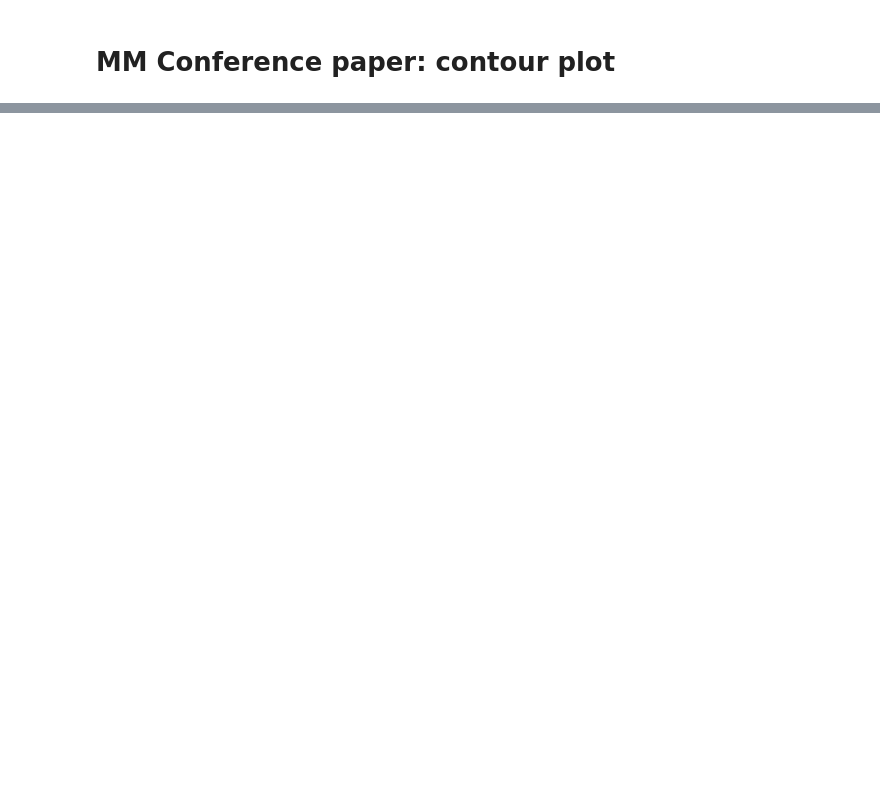
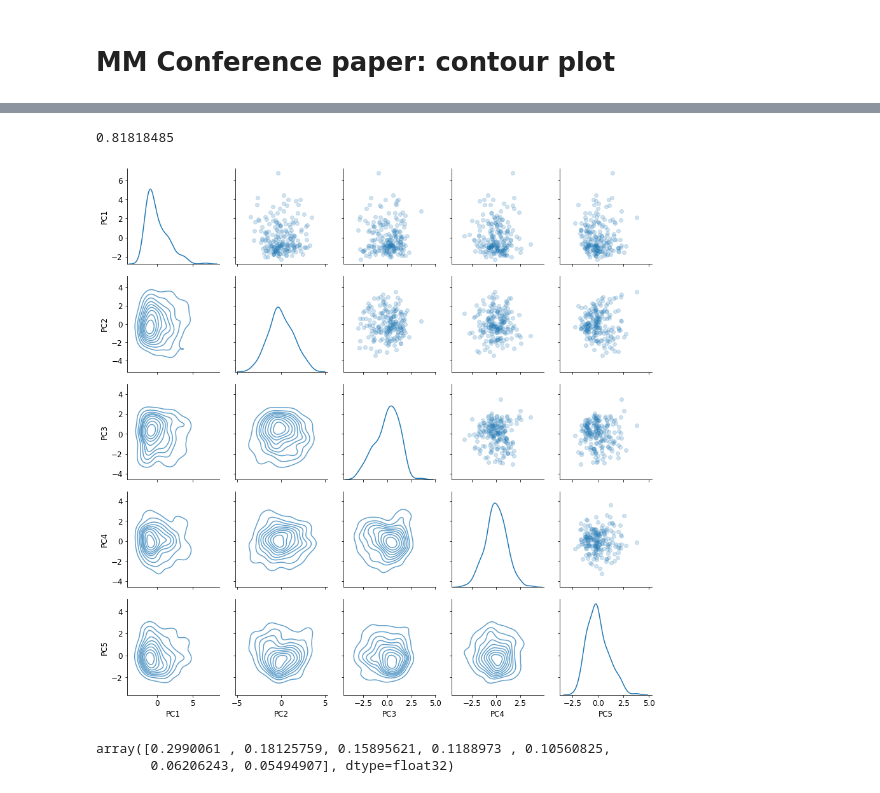
Before and after one commit to marvinschmitt/ModelMisspecificationBF, a Jupyter notebook: abf_ddm.ipynb, the cells around one changed output, grey strips where cells are left out. Drawn from its saved outputs; the diff is of its cells as text; code cells hidden in the pictures; blank space fills up the shorter version.

Commit message:
add PCA output for manuscript

```diff
--- a/abf_ddm.ipynb
+++ b/abf_ddm.ipynb
@@ -428,8 +428,6 @@ slow_list = np.linspace(0.0, 0.5, num = n_slow)
 fast_list = np.linspace(0.0, 0.5, num = n_fast)
 
 slow_grid, fast_grid = np.meshgrid(slow_list, fast_list)
-# %%
-RERUN_GRID_EXPERIMENT=True
 # %%
 if RERUN_GRID_EXPERIMENT:
     _, x = trainer._forward_inference(200, 100)
@@ -467,0 +518,15 @@ plt.savefig(f"plots/abf_ddm_grid.{FILEFORMAT}")
+# %%
+# Simulate data and compute summary network output s
+theta, x = trainer._forward_inference(10000, 100)
+s = np.array(trainer.network.summary_net(x))
+
+# normalize s
+s_std = StandardScaler().fit_transform(s)
+
+# PCA with 5 components
+n_components = 5
+pca = PCA(n_components=n_components)
+pcs = pca.fit_transform(s_std)
+df_pcs = pd.DataFrame(data=pcs,
+                     columns=[f"PC{i}" for i in range(1, n_components+1)])
+df_pcs
@@ -467,0 +547,26 @@ plt.savefig(f"plots/abf_ddm_grid.{FILEFORMAT}")
+# %%
+np.sum(pca.explained_variance_ratio_)
+# %% [output]
+0.81818485
+# %%
+g = sns.PairGrid(df_pcs, #hue="MM",
+                 #palette=['red', 'orange', 'green', 'blue'], height=3
+                )
+
+g.map_upper(plt.scatter, alpha=0.2)
+g.map_diag(sns.kdeplot)
+g.map_lower(sns.kdeplot, alpha=0.70)
+
+g.add_legend()
+plt.setp(g._legend.get_title(), fontsize=24)
+plt.setp(g._legend.get_texts(), fontsize=20)
+# %% [output]
+[figure, added]
+# %%
+pca = PCA(.95)
+pca.fit(s)
+pca.n_components_
+pca.explained_variance_ratio_
+# %% [output]
+array([0.2990061 , 0.18125759, 0.15895621, 0.1188973 , 0.10560825,
+       0.06206243, 0.05494907], dtype=float32)
```
Also changed, not shown: parts of 16 cells of this notebook.
